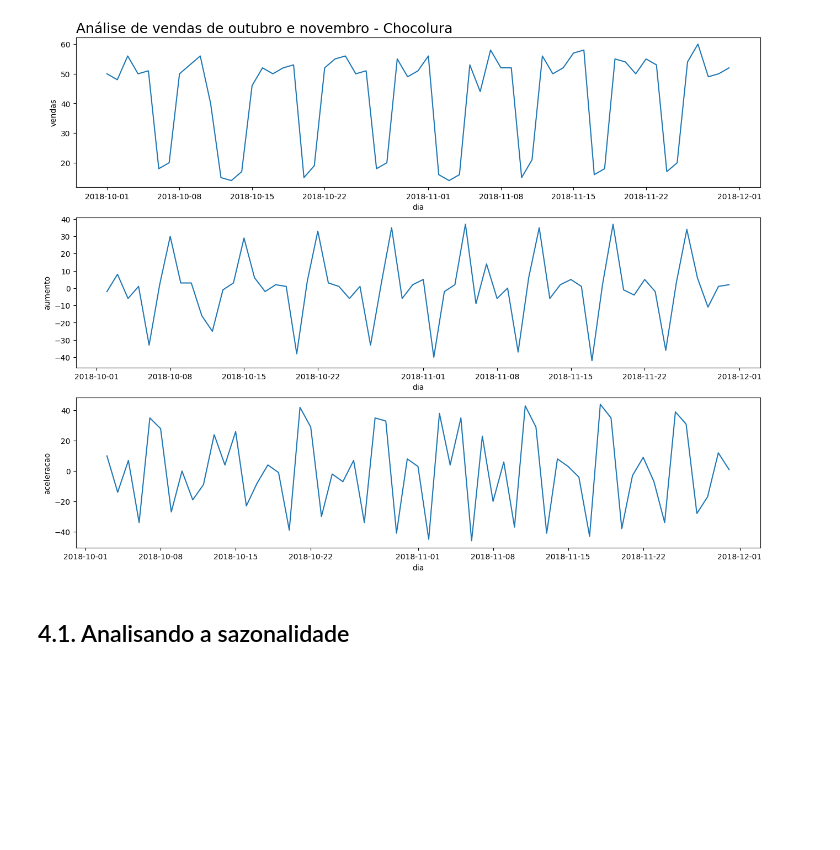
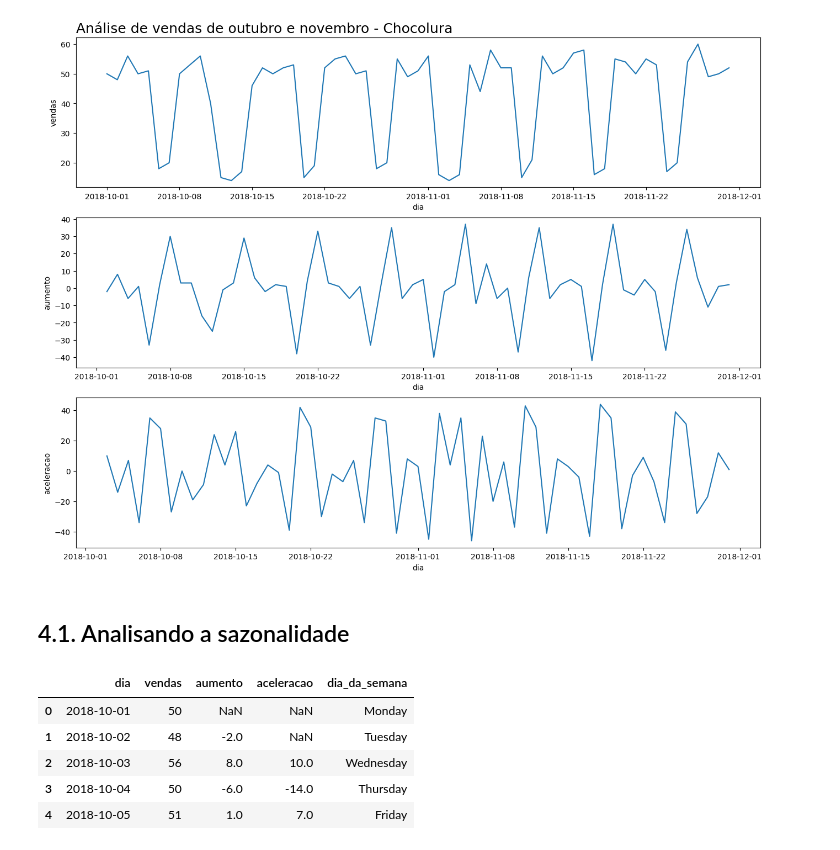
Before and after one commit to leticiafaria7/alura-courses, a Jupyter notebook: time-series/sazonalidade.ipynb, the cells around one changed output. Drawn from its saved outputs; the diff is of its cells as text; code cells hidden in the pictures; blank space fills up the shorter version.

```diff
--- a/time-series/sazonalidade.ipynb
+++ b/time-series/sazonalidade.ipynb
@@ -151,3 +151,13 @@ plot_comparacao(x = 'dia', y1 = 'vendas', y2 = 'aumento', y3 = 'aceleracao', dat
 [figure]
 # %% [markdown]
 ## 4.1. Analisando a sazonalidade
+# %%
+vendas_por_dia['dia_da_semana'] = vendas_por_dia['dia'].dt.strftime("%A")
+vendas_por_dia.head()
+# %% [output]
+|  | dia | vendas | aumento | aceleracao | dia_da_semana |
+| 0 | 2018-10-01 | 50 | NaN | NaN | Monday |
+| 1 | 2018-10-02 | 48 | -2.0 | NaN | Tuesday |
+| 2 | 2018-10-03 | 56 | 8.0 | 10.0 | Wednesday |
+| 3 | 2018-10-04 | 50 | -6.0 | -14.0 | Thursday |
+| 4 | 2018-10-05 | 51 | 1.0 | 7.0 | Friday |
```
Also changed, not shown: parts of 3 cells of this notebook.
